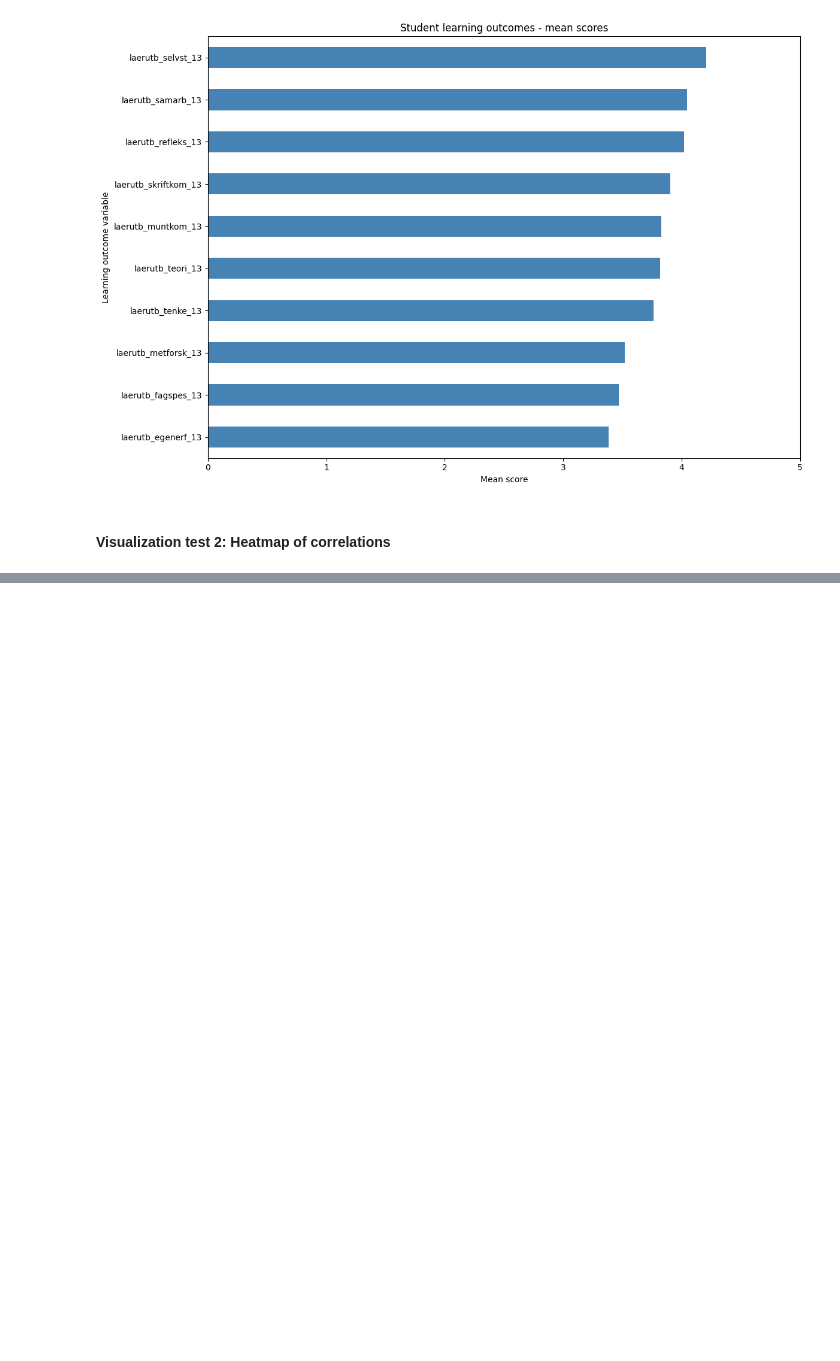
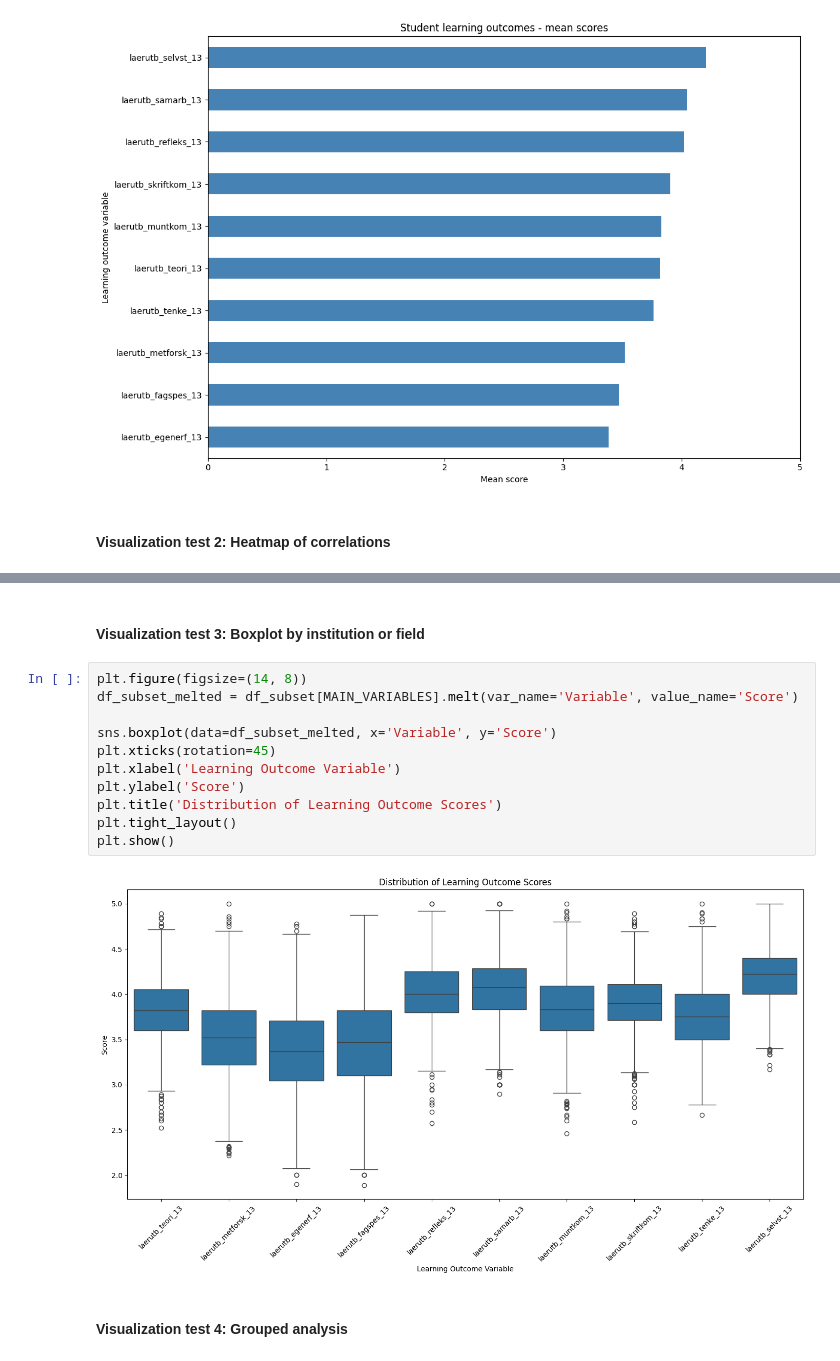
Before and after one commit to niklasjn/data-analysis-assignment, a Jupyter notebook: src/tasks/task_2_1_1/explore_data.ipynb, the cells around one changed output, grey strips where cells are left out. Cells and saved outputs as stored; diff of their text form; blank space fills up the shorter version.

```diff
--- a/src/tasks/task_2_1_1/explore_data.ipynb
+++ b/src/tasks/task_2_1_1/explore_data.ipynb
@@ -110 +109,18 @@ FileNotFoundError: [Errno 2] No such file or directory: 'figures/laerutb_correla
 [figure]
+# %% [markdown]
+#### Visualization test 3: Boxplot by institution or field
+# %%
+plt.figure(figsize=(14, 8))
+df_subset_melted = df_subset[MAIN_VARIABLES].melt(var_name='Variable', value_name='Score')
+
+sns.boxplot(data=df_subset_melted, x='Variable', y='Score')
+plt.xticks(rotation=45)
+plt.xlabel('Learning Outcome Variable')
+plt.ylabel('Score')
+plt.title('Distribution of Learning Outcome Scores')
+plt.tight_layout()
+plt.show()
+# %% [output]
+[figure, added]
+# %% [markdown]
+#### Visualization test 4: Grouped analysis
```
Also changed, not shown: parts of 2 cells of this notebook.
